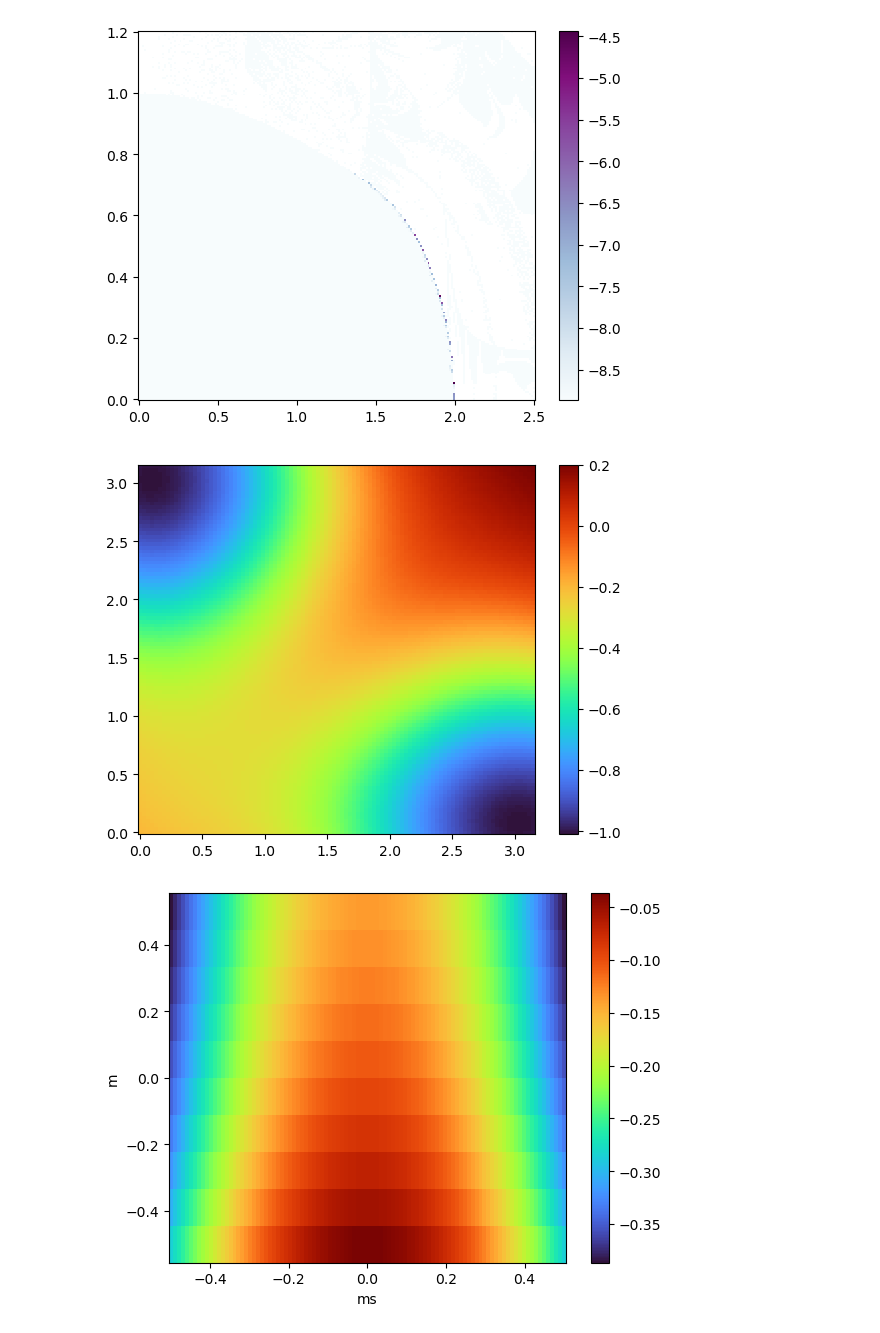
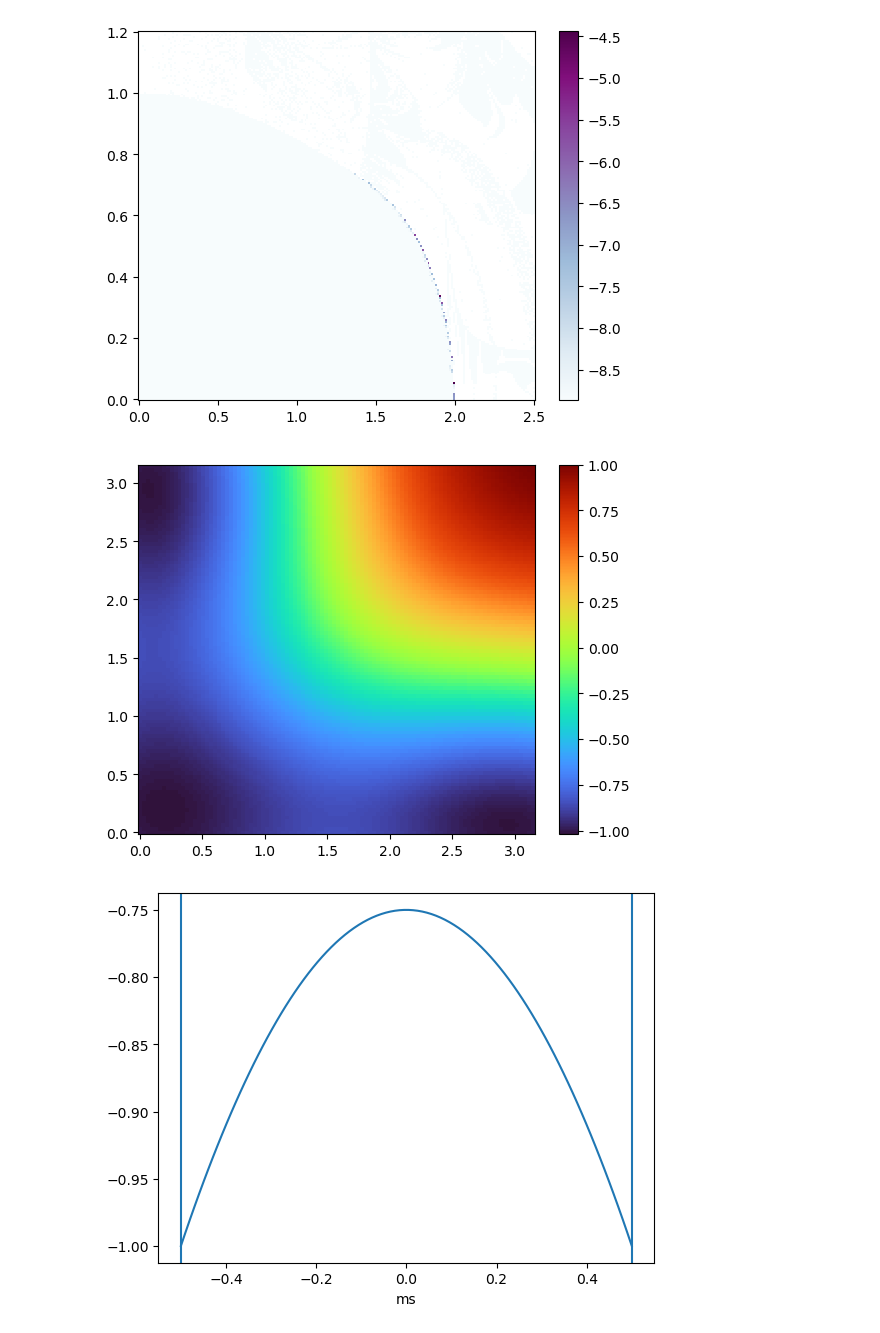
Before and after one commit to chuan97/long-range-ising, a Jupyter notebook: test_antiferro_zerotemp.ipynb, the cells around one changed output. Saved outputs shown, nothing was run; the diff lists cells and outputs as text; code cells hidden in the pictures.

```diff
--- a/test_antiferro_zerotemp.ipynb
+++ b/test_antiferro_zerotemp.ipynb
@@ -76,13 +76,18 @@ def variational_theta(G, wx, wz, s):
     else:
         return sol2.x
 
-def variational_e_alt(mm, G, wx, wz, s):
-    m, ms = mm
-    return -wz*np.sqrt(1 - m**2) - wx*m - G*ms**2
+def f_m(ms, G, wx, wz, s):
+    a = (wx + 2*G*ms) / np.sqrt(wz**2 + (wx + 2*G*ms)**2)
+    b = (wx - 2*G*ms) / np.sqrt(wz**2 + (wx - 2*G*ms)**2)
+    return 0.5 * s * (a + b)
 
-def variational_mm(G, wx, wz, s):
-    sol1 = minimize(variational_e_alt, x0=[0.0, 0.0], args=(G, wx, wz, s))
-    sol2 = minimize(variational_e_alt, x0=[0, s], args=(G, wx, wz, s))
+def variational_e_alt(ms, G, wx, wz, s):
+    m = f_m(ms, G, wx, wz, s)
+    return -wz*np.sqrt(s**2 - m**2) - wx*m - G*ms**2
+
+def variational_ms(G, wx, wz, s):
+    sol1 = minimize(variational_e_alt, x0=0, args=(G, wx, wz, s))
+    sol2 = minimize(variational_e_alt, x0=s, args=(G, wx, wz, s))
 
     if sol1.fun < sol2.fun:
         return sol1.x
@@ -983,8 +988,8 @@ wxs = np.linspace(0, 1.2, 20) * s*G
 ms_alt = np.empty((len(wzs), len(wxs)))
 for i, wz in enumerate(wzs):
     for j, wx in enumerate(wxs):
-        mm = variational_mm(G, wx, wz, s)
-        ms_alt[i, j] = s*mm[1]
+        ms = variational_ms(G, wx, wz, s)
+        ms_alt[i, j] = ms
 
 plt.pcolormesh(wzs / (s*G), wxs / (s*G), ms_alt.T, cmap='BuPu')
 plt.colorbar()
@@ -1025,7 +1030,7 @@ G = 1
 s = 1/2
 
 wz = 0.2 * s*G
-wx = 0.2 * s*G
+wx = 1.0 * s*G
 
 ms = np.empty((len(thetaA), len(thetaB)))
 for i, A in enumerate(thetaA):
@@ -1037,29 +1042,24 @@ plt.pcolormesh(thetaA, thetaB, ms.T, cmap='turbo')
 plt.colorbar()
 plt.show()
 # %% [output]
-[figure, old version]
+[figure, new version]
 # %%
 
 G = 1
 s = 1/2
 
-wz = 0.2 * s*G
-wx = 0.2 * s*G
+wz = 3.0 * s*G
+wx = .0 * s*G
 
-ml = np.linspace(-s, s, 10)
 msl = np.linspace(-s, s, 100)
 
 
-msm = np.empty((len(msl), len(ml)))
-for i, ms in enumerate(msl):
-    for j, m in enumerate(ml):
-        mm = np.array([m, ms])
-        msm[i, j] = variational_e_alt(mm, G, wx, wz, s)
+e = [variational_e_alt(ms, G, wx, wz, s) for ms in msl]
 
-plt.pcolormesh(msl, ml, msm.T, cmap='turbo')
+plt.plot(msl, e)
+plt.axvline(-s)
+plt.axvline(s)
 plt.xlabel('ms')
-plt.ylabel('m')
-plt.colorbar()
 plt.show()
 # %% [output]
-[figure, old version]
+[figure, new version]
```
Also changed, not shown: parts of 1 cell of this notebook.
